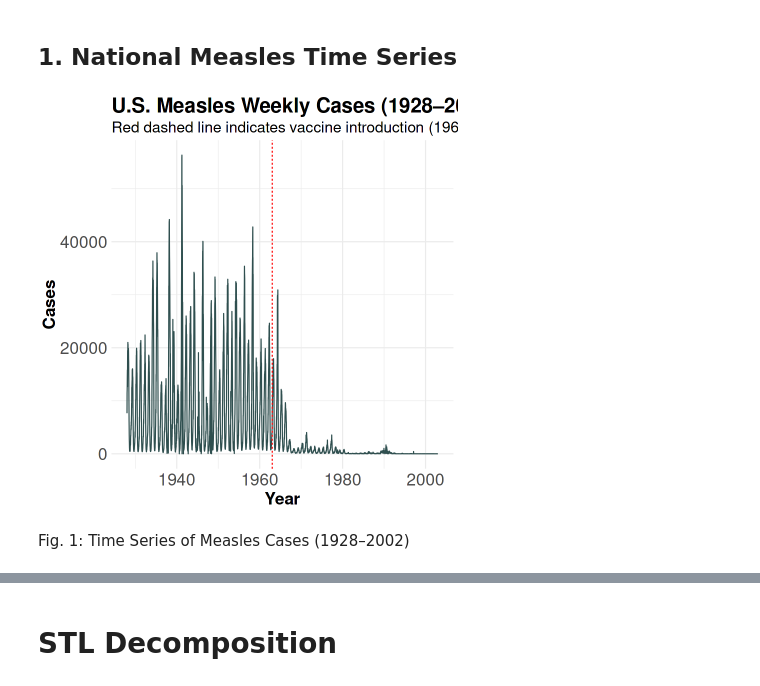
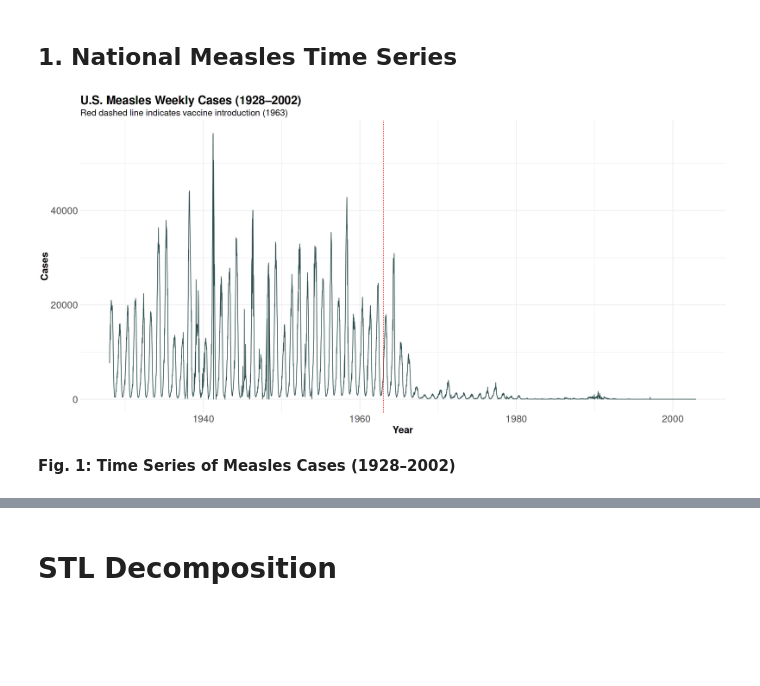
Before and after one commit to ahmedanis1/measles_analysis, a Jupyter notebook: data-visualisation.ipynb, the cells around one changed output, grey strips where cells are left out. Cells and saved outputs as stored; diff of their text form; code cells hidden in the pictures; blank space fills up the shorter version.

```diff
--- a/data-visualisation.ipynb
+++ b/data-visualisation.ipynb
@@ -114,23 +96,23 @@ measles_national <- data %>%
 # %%
 ggplot(measles_national, aes(x = date, y = total_cases)) +
   geom_line(color = "darkslategray") +
   geom_vline(xintercept = as.Date("1963-01-01"), linetype = "dashed", color = "red") +
   labs(title = "U.S. Measles Weekly Cases (1928–2002)",
        subtitle = "Red dashed line indicates vaccine introduction (1963)",
        y = "Cases", x = "Year") +
   theme_minimal() +
   theme(
     plot.title = element_text(size = 24, face = "bold"),
     plot.subtitle = element_text(size = 18),
     axis.title.x = element_text(size = 20, face = "bold"),
     axis.title.y = element_text(size = 20, face = "bold"),
     axis.text.x = element_text(size = 20),
     axis.text.y = element_text(size = 20),
     legend.title = element_text(size = 20),
     legend.text = element_text(size = 20)
   )
-options(repr.plot.width = 15, repr.plot.height = 8)
+options(repr.plot.width = 15, repr.plot.height = 10)
 # %% [output]
-[figure, old version]
+[figure, new version]
 # %% [markdown]
-Fig. 1: Time Series of Measles Cases (1928–2002)
+**Fig. 1: Time Series of Measles Cases (1928–2002)**
```
Also changed, not shown: parts of 13 cells of this notebook.
